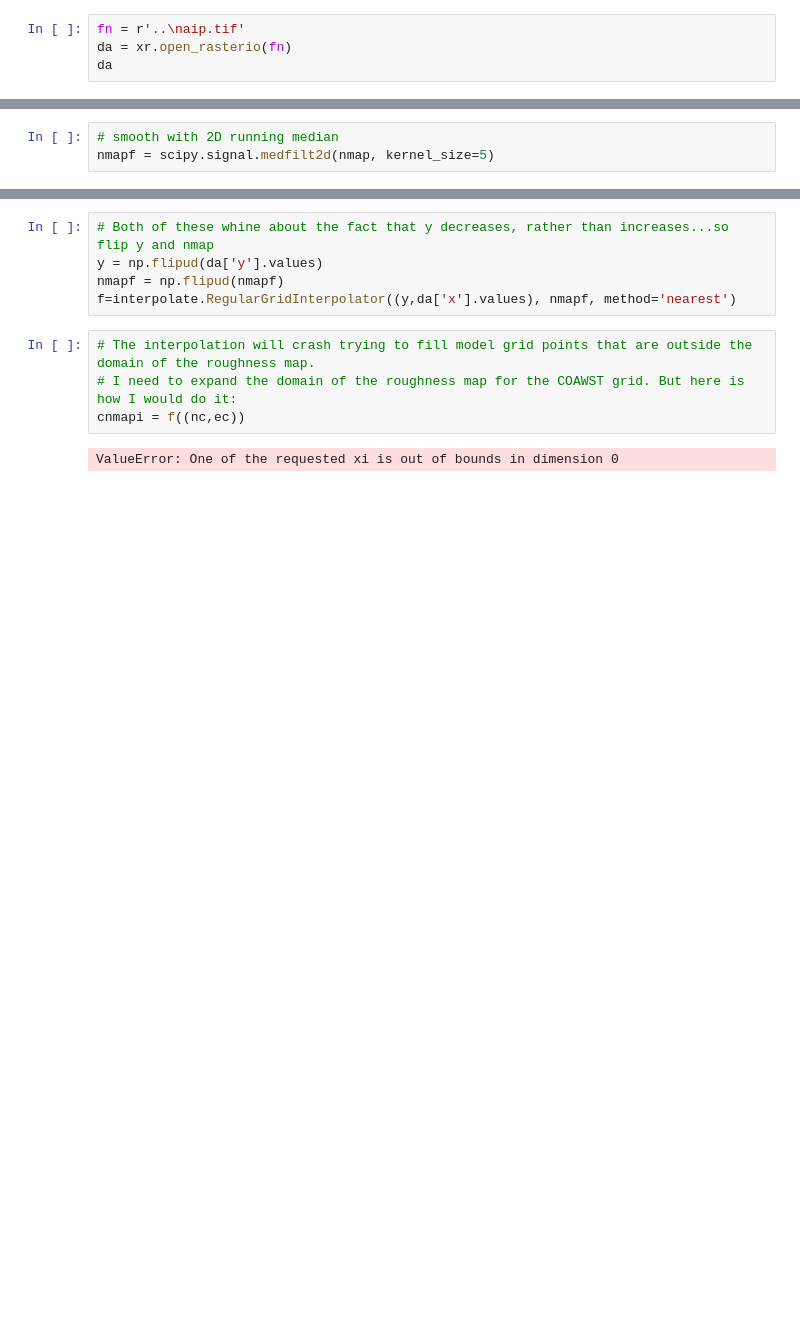
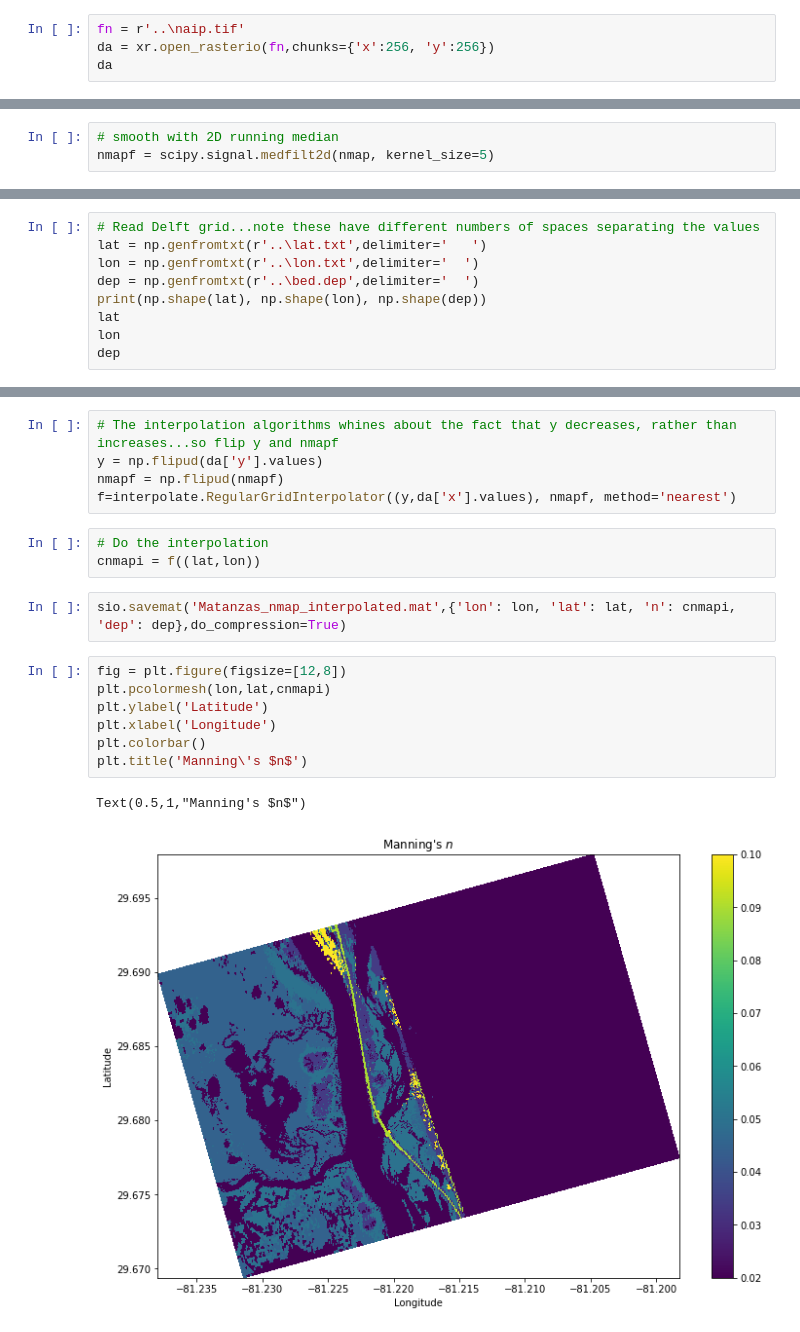
Before and after one commit to csherwood-usgs/Matanzas_CRF_to_roughness, a Jupyter notebook: Matanzas_CRF_to_roughness.ipynb, the cells around one changed output, grey strips where cells are left out. Cells and saved outputs as stored; diff of their text form; blank space fills up the shorter version.

```diff
--- a/Matanzas_CRF_to_roughness.ipynb
+++ b/Matanzas_CRF_to_roughness.ipynb
@@ -21,6 +24,6 @@ This is only needed for the projection and the coordinates.
 # %%
 fn = r'..\naip.tif'
-da = xr.open_rasterio(fn)
+da = xr.open_rasterio(fn,chunks={'x':256, 'y':256})
 da
 # %% [output]
 <xarray.DataArray (band: 3, y: 9539, x: 16355)>
@@ -135,0 +131,9 @@ ec,nc = transform(llProj,utmProj,dsc.lon_rho.values,dsc.lat_rho.values)
+# %%
+# Read Delft grid...note these have different numbers of spaces separating the values
+lat = np.genfromtxt(r'..\lat.txt',delimiter='   ')
+lon = np.genfromtxt(r'..\lon.txt',delimiter='  ')
+dep = np.genfromtxt(r'..\bed.dep',delimiter='  ')
+print(np.shape(lat), np.shape(lon), np.shape(dep))
+lat
+lon
+dep
@@ -136,11 +149,20 @@ ec,nc = transform(llProj,utmProj,dsc.lon_rho.values,dsc.lat_rho.values)
 # %%
-# Both of these whine about the fact that y decreases, rather than increases...so flip y and nmap
+# The interpolation algorithms whines about the fact that y decreases, rather than increases...so flip y and nmapf
 y = np.flipud(da['y'].values)
 nmapf = np.flipud(nmapf)
 f=interpolate.RegularGridInterpolator((y,da['x'].values), nmapf, method='nearest')
-# %%
-# The interpolation will crash trying to fill model grid points that are outside the domain of the roughness map.
-# I need to expand the domain of the roughness map for the COAWST grid. But here is how I would do it:
-cnmapi = f((nc,ec))
-# %% [output]
-ValueError: One of the requested xi is out of bounds in dimension 0
+# %%
+# Do the interpolation
+cnmapi = f((lat,lon))
+# %%
+sio.savemat('Matanzas_nmap_interpolated.mat',{'lon': lon, 'lat': lat, 'n': cnmapi, 'dep': dep},do_compression=True)
+# %%
+fig = plt.figure(figsize=[12,8])
+plt.pcolormesh(lon,lat,cnmapi)
+plt.ylabel('Latitude')
+plt.xlabel('Longitude')
+plt.colorbar()
+plt.title('Manning\'s $n$')
+# %% [output]
+Text(0.5,1,"Manning's $n$")
+[figure, added]
```
Also changed, not shown: parts of 11 cells of this notebook, 1 other file.
